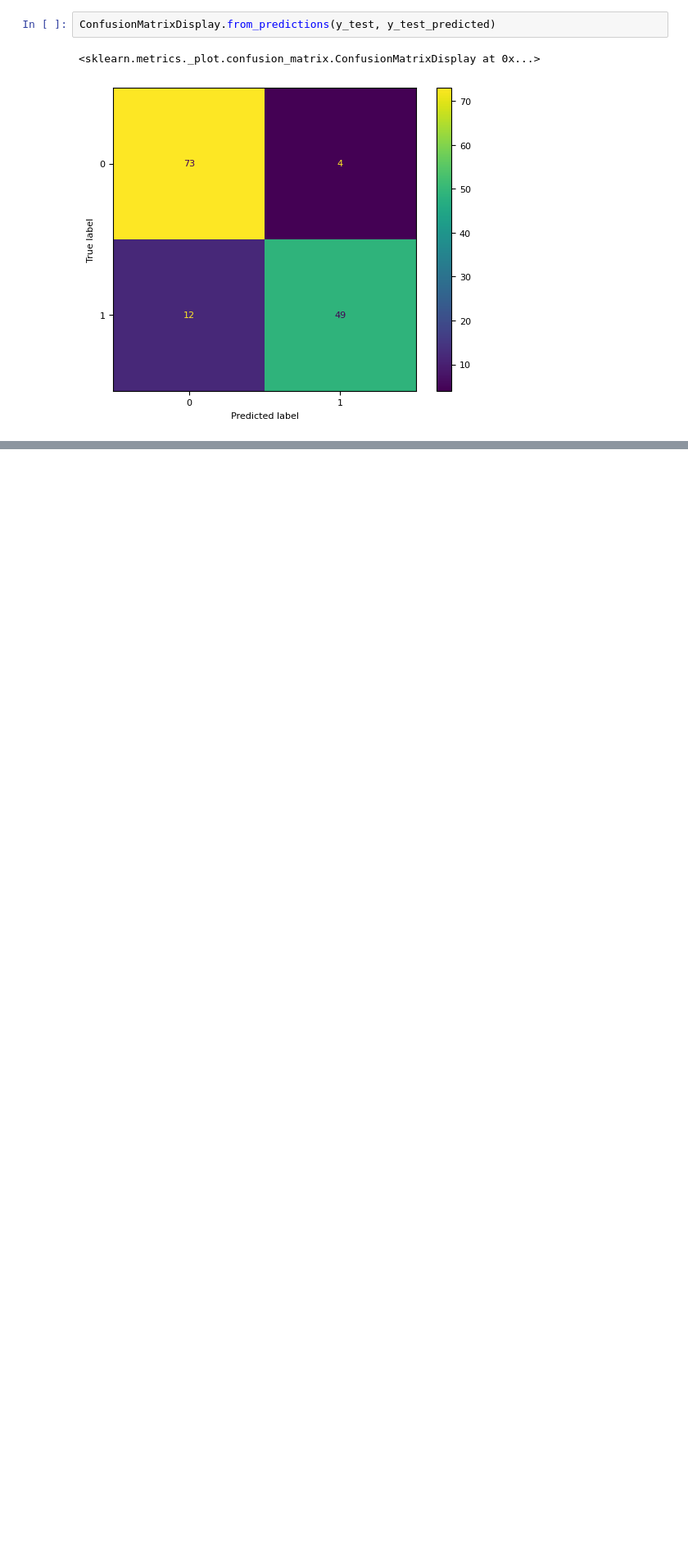
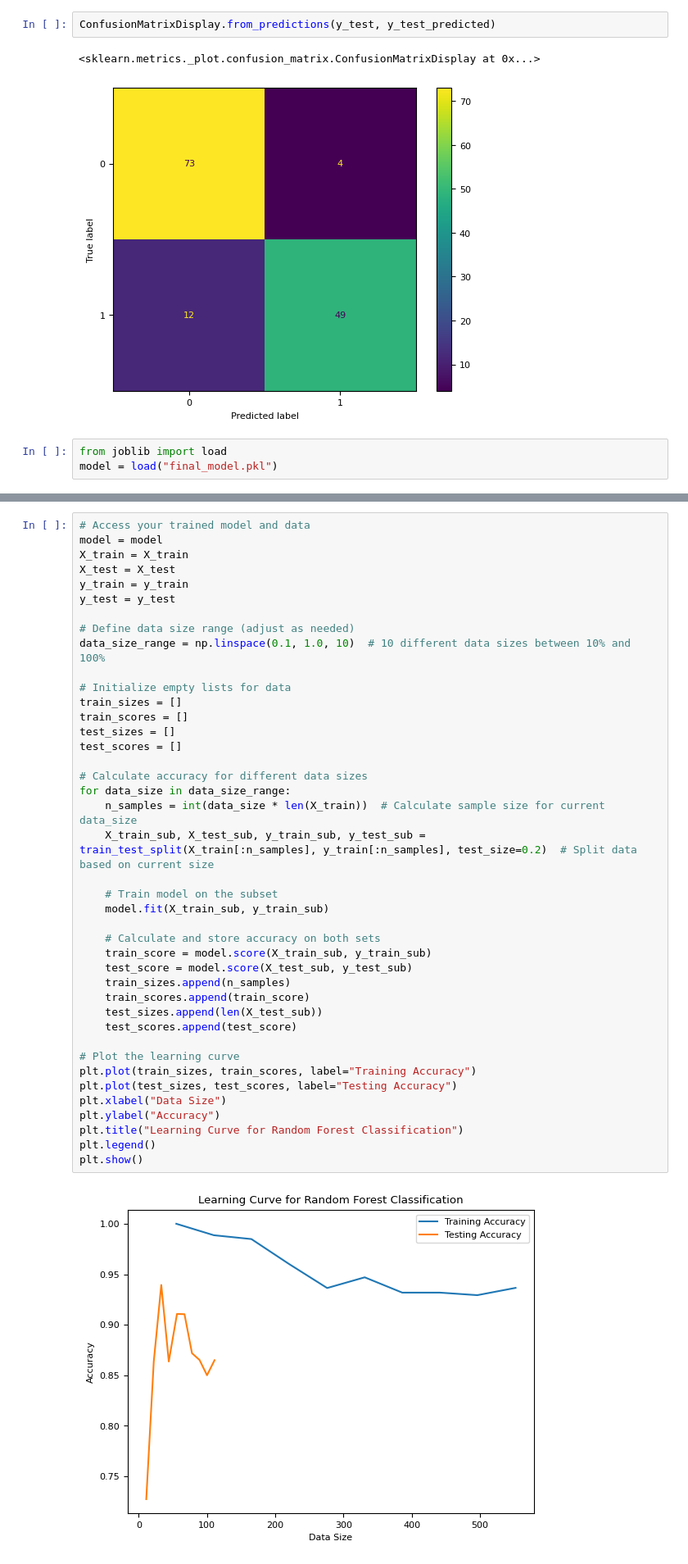
Before and after one commit to piyushdawadi/Credit_Card_Approval, a Jupyter notebook: eda.ipynb, the cells around one changed output, grey strips where cells are left out. Shown at 82% size. Drawn from its saved outputs; the diff is of its cells as text; blank space fills up the shorter version.

Commit message:
Added Training and Testing Accuracy Curve

```diff
--- a/eda.ipynb
+++ b/eda.ipynb
@@ -221,3 +227,6 @@ ConfusionMatrixDisplay.from_predictions(y_test, y_test_predicted)
 # %% [output]
 <sklearn.metrics._plot.confusion_matrix.ConfusionMatrixDisplay at 0x...>
 [figure]
+# %%
+from joblib import load
+model = load("final_model.pkl")
@@ -223,0 +236,43 @@ ConfusionMatrixDisplay.from_predictions(y_test, y_test_predicted)
+# %%
+# Access your trained model and data
+model = model
+X_train = X_train
+X_test = X_test
+y_train = y_train
+y_test = y_test
+
+# Define data size range (adjust as needed)
+data_size_range = np.linspace(0.1, 1.0, 10)  # 10 different data sizes between 10% and 100%
+
+# Initialize empty lists for data
+train_sizes = []
+train_scores = []
+test_sizes = []
+test_scores = []
+
+# Calculate accuracy for different data sizes
+for data_size in data_size_range:
+    n_samples = int(data_size * len(X_train))  # Calculate sample size for current data_size
+    X_train_sub, X_test_sub, y_train_sub, y_test_sub = train_test_split(X_train[:n_samples], y_train[:n_samples], test_size=0.2)  # Split data based on current size
+
+    # Train model on the subset
+    model.fit(X_train_sub, y_train_sub)
+
+    # Calculate and store accuracy on both sets
+    train_score = model.score(X_train_sub, y_train_sub)
+    test_score = model.score(X_test_sub, y_test_sub)
+    train_sizes.append(n_samples)
+    train_scores.append(train_score)
+    test_sizes.append(len(X_test_sub))
+    test_scores.append(test_score)
+
+# Plot the learning curve
+plt.plot(train_sizes, train_scores, label="Training Accuracy")
+plt.plot(test_sizes, test_scores, label="Testing Accuracy")
+plt.xlabel("Data Size")
+plt.ylabel("Accuracy")
+plt.title("Learning Curve for Random Forest Classification")
+plt.legend()
+plt.show()
+# %% [output]
+[figure, added]
```
Also changed, not shown: parts of 4 cells of this notebook.
